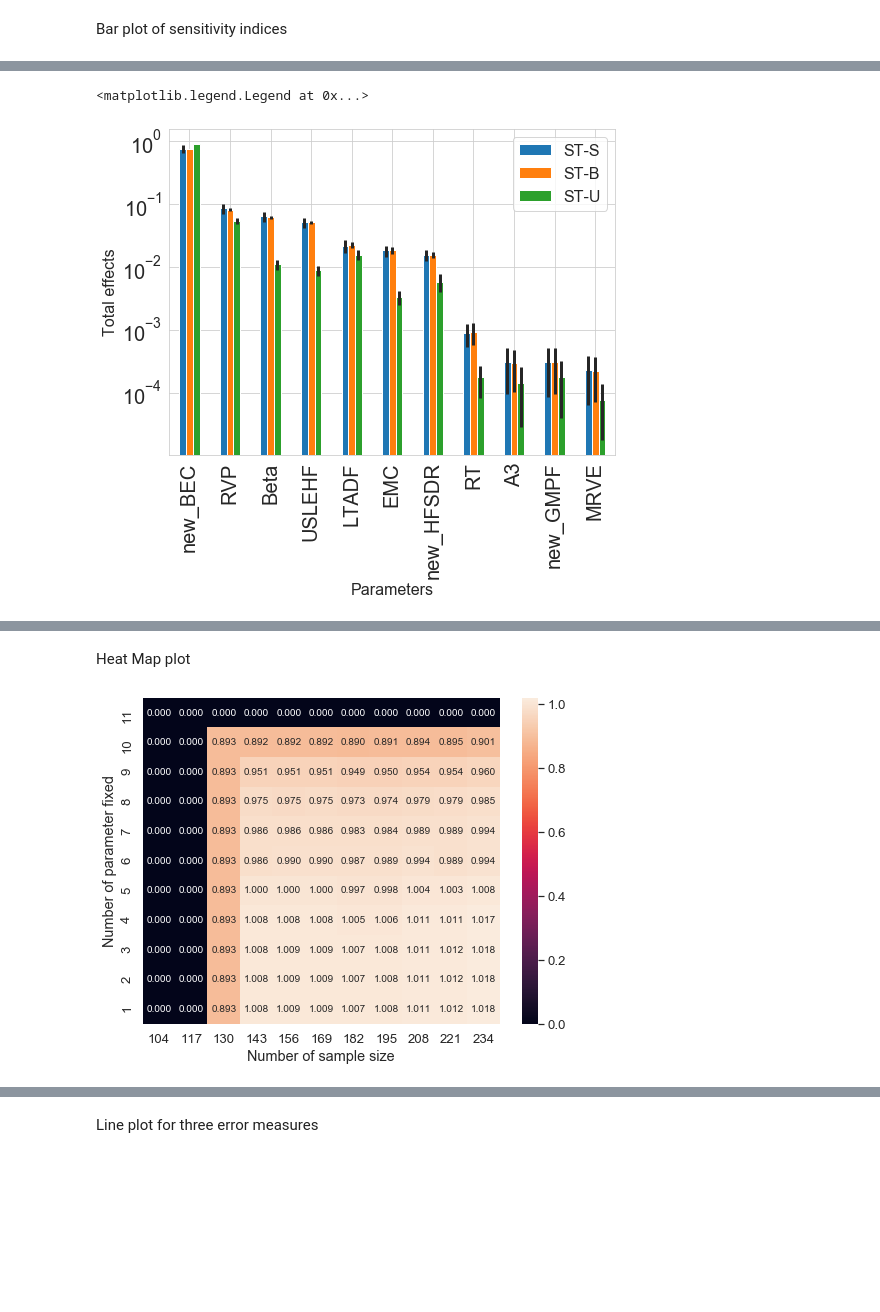
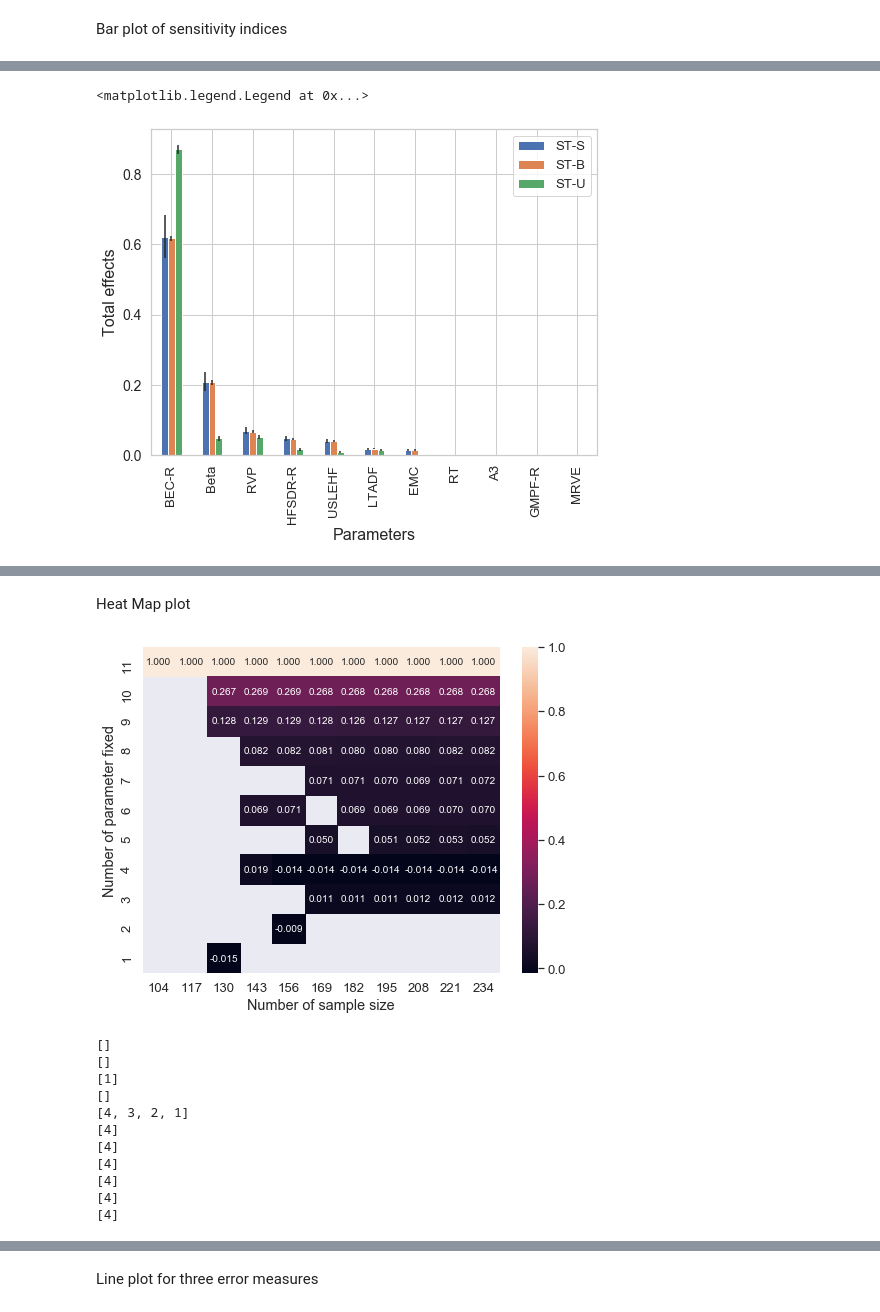
Before and after one commit to QianWanghhu/factor_fixing, a Jupyter notebook: qian_dev/visualization.ipynb, the cells around one changed output, grey strips where cells are left out. Cells and saved outputs as stored; diff of their text form; code cells hidden in the pictures; blank space fills up the shorter version.

Commit message:
Plot with data on 0915
(1) Add the figure comparing PCEs; (2) delete CV in the figure for uncertainty communication

```diff
--- a/qian_dev/visualization.ipynb
+++ b/qian_dev/visualization.ipynb
@@ -128,28 +163,27 @@ df_plot
 # %%
 # plot sensitivity for PCE with 11 parameters of Beta, Uniform dists
-filepath = '../output/paper/'
-df_plot = pd.read_csv(f'{filepath}sa_fig2_0812.csv', index_col= 'Unnamed: 0')
+filepath = '../output/paper0915/'
+df_plot = pd.read_csv(f'{filepath}sa_fig2.csv', index_col= 'Unnamed: 0')
 cols = df_plot.columns
 legend = ['ST', 'ST_Beta', 'ST_Uniform']
 legend_low = [lab+'_conf_lower' for lab in legend]
 legend_up = [lab+'_conf_upper' for lab in legend]
 for lab in legend:
     df_plot.loc[:, f'{lab}_conf_lower'] = df_plot.loc[:, lab] - df_plot.loc[:, f'{lab}_conf_lower']
     df_plot.loc[:, f'{lab}_conf_upper'] = df_plot.loc[:, f'{lab}_conf_upper'] - df_plot.loc[:, lab]
 
-
 sns.set_style('whitegrid')
 ax = df_plot.plot(x='short_name', y=legend, kind='bar', figsize=(8,6),
                 yerr=df_plot.loc[:, [*legend_low, *legend_up]].T.values,
-                legend=True, logy=True, xticks=np.arange(df_plot.shape[0]))
+                legend=True, logy=False, xticks=np.arange(df_plot.shape[0]))
 ax.set_ylabel('Total effects', fontsize=16);
 ax.set_xlabel('Parameters', fontsize=16);
 ax.set_xticklabels(df_plot.short_name.values, rotation=90);
 ax.legend(['ST-S', 'ST-B', 'ST-U'])
-# plt.savefig(f'{filepath}figure/sentivity_fig2-2log-line.png', format='png', dpi=300, bbox_inches='tight')
+# plt.savefig(f'{filepath}figure/Figure5-bar.png', format='png', dpi=300, bbox_inches='tight')
 # %% [output]
 <matplotlib.legend.Legend at 0x...>
-[figure, old version]
+[figure, new version]
 # %%
 df_plot
 # %% [output]
@@ -169,10 +203,10 @@ df_plot
 Heat Map plot
 # %%
 # heat map
-filepath = '../output/paper/error_measures/'
-filename = 'conf_width_relative_95.csv'
+filepath = '../output/paper0915/error_measures/'
+filename = 'cf_changes.csv'
 df = pd.read_csv(f'{filepath}{filename}')
-fpath_save = '../output/paper/figure/'
+fpath_save = '../output/paper0915/figure/'
 df.drop(columns={'Unnamed: 0'}, inplace=True)
 sns.set(font_scale=1.2)
 def plot_heatmap(df, save=False, save_name=None):
@@ -184,6 +218,33 @@ def plot_heatmap(df, save=False, save_name=None):
     ax.set_ylabel('Number of parameter fixed')
     if save:
         plt.savefig(f'{fpath_save}{save_name}.png', format='png', dpi=300)
-plot_heatmap(df, save=True, save_name=filename.split('.')[0])
+plot_heatmap(df, save=False, save_name=filename.split('.')[0])
 # %% [output]
-[figure, old version]
+[figure, new version]
+# %%
+# calculate the changes in the confidence intervals
+# heat map
+filepath = '../output/paper0915/error_measures/'
+filename = ['cf_width', 'cf_width_lower', 'cf_width_upper']
+df_mean = pd.read_csv(f'{filepath}{filename[0]}.csv', index_col = 'Unnamed: 0')
+df_lower = pd.read_csv(f'{filepath}{filename[1]}.csv', index_col = 'Unnamed: 0')
+df_upper = pd.read_csv(f'{filepath}{filename[2]}.csv', index_col = 'Unnamed: 0')
+df_lower = 1 - df_lower
+cols = df_mean.columns
+for col in cols:
+    ind = df_mean[df_mean[col]>1].index.tolist()
+    print(ind)
+    if len(ind) > 0: df_lower.loc[ind, col] = 1 - df_upper.loc[ind, col]
+df_lower.to_csv(f'{filepath}cf_changes.csv', index=True)
+# %% [output]
+[]
+[]
+[1]
+[]
+[4, 3, 2, 1]
+[4]
+[4]
+[4]
+[4]
+[4]
+[4]
```
Also changed, not shown: parts of 15 cells of this notebook.
